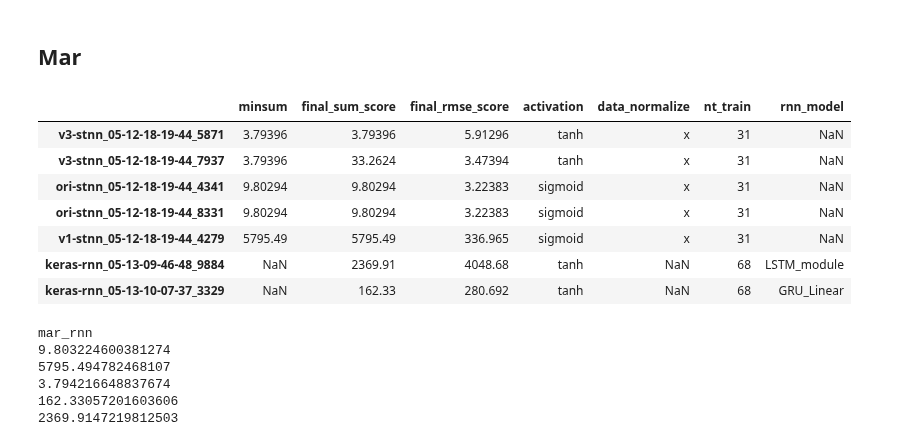
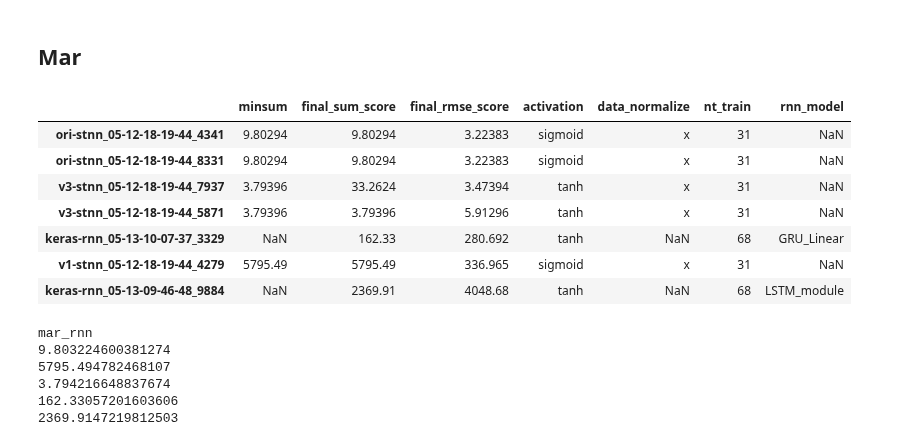
Before and after one commit to wtding1998/RNN_nCov, a Jupyter notebook: ncov_pred3.ipynb, the cells around one changed output. Drawn from its saved outputs; the diff is of its cells as text; code cells hidden in the pictures.

Commit message:
fix error in result

```diff
--- a/ncov_pred3.ipynb
+++ b/ncov_pred3.ipynb
@@ -169,18 +170,18 @@ exp.plot_distribution()
 # %%
 best_mar_folder = os.path.abspath(os.path.join(os.getcwd(), '..', 'output_result', 'best_mar_3'))
 mar_result = result.Printer(best_mar_folder)
 pd.options.display.max_rows = None
 # a = mar_result.get_df(col=['train_loss', 'test_loss', 'mode']).sort_values('test_loss', ascending=True)
-mar_df = mar_result.get_df(col=['minsum', 'final_sum_score', 'final_rmse_score', 'activation', 'data_normalize', 'nt_train', 'rnn_model'], increase=False).sort_values('minsum')
+mar_df = mar_result.get_df(col=['minsum', 'final_sum_score', 'final_rmse_score', 'activation', 'data_normalize', 'nt_train', 'rnn_model'], increase=False).sort_values('final_rmse_score')
 mar_df
 # %% [output]
 |  | minsum | final_sum_score | final_rmse_score | activation | data_normalize | nt_train | rnn_model |
-| v3-stnn_05-12-18-19-44_5871 | 3.79396 | 3.79396 | 5.91296 | tanh | x | 31 | NaN |
-| v3-stnn_05-12-18-19-44_7937 | 3.79396 | 33.2624 | 3.47394 | tanh | x | 31 | NaN |
 | ori-stnn_05-12-18-19-44_4341 | 9.80294 | 9.80294 | 3.22383 | sigmoid | x | 31 | NaN |
 | ori-stnn_05-12-18-19-44_8331 | 9.80294 | 9.80294 | 3.22383 | sigmoid | x | 31 | NaN |
+| v3-stnn_05-12-18-19-44_7937 | 3.79396 | 33.2624 | 3.47394 | tanh | x | 31 | NaN |
+| v3-stnn_05-12-18-19-44_5871 | 3.79396 | 3.79396 | 5.91296 | tanh | x | 31 | NaN |
+| keras-rnn_05-13-10-07-37_3329 | NaN | 162.33 | 280.692 | tanh | NaN | 68 | GRU_Linear |
 | v1-stnn_05-12-18-19-44_4279 | 5795.49 | 5795.49 | 336.965 | sigmoid | x | 31 | NaN |
 | keras-rnn_05-13-09-46-48_9884 | NaN | 2369.91 | 4048.68 | tanh | NaN | 68 | LSTM_module |
-| keras-rnn_05-13-10-07-37_3329 | NaN | 162.33 | 280.692 | tanh | NaN | 68 | GRU_Linear |
 # %%
 mar_min_sum = {'v0': 'ori-stnn_05-12-18-19-44_4341', 'v1': 'v1-stnn_05-12-18-19-44_4279', 'v2': 'v3-stnn_05-12-18-19-44_5871', 'GRU': 'keras-rnn_05-13-10-07-37_3329', 'LSTM': 'keras-rnn_05-13-09-46-48_9884'}
```
Also changed, not shown: parts of 5 cells of this notebook, 2 other files.
